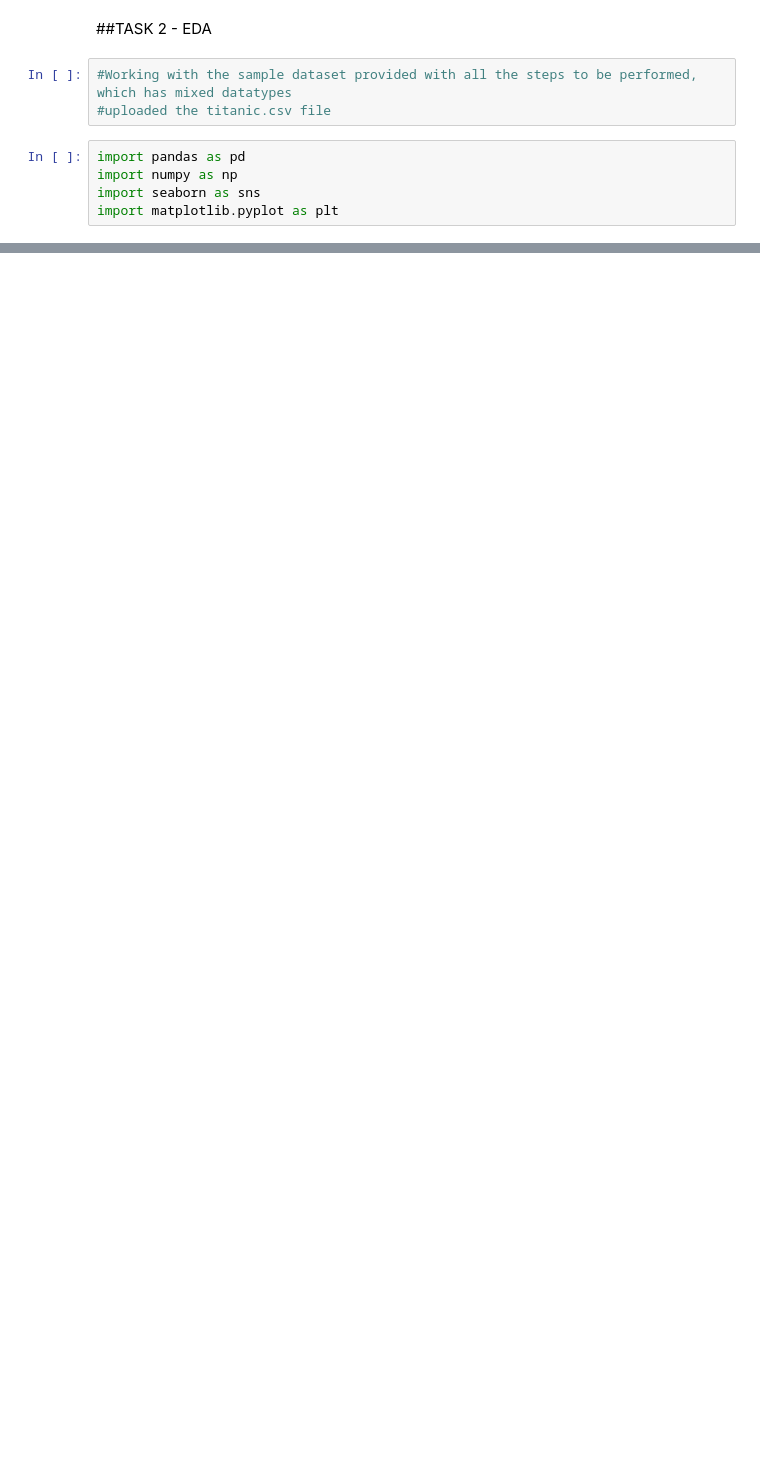
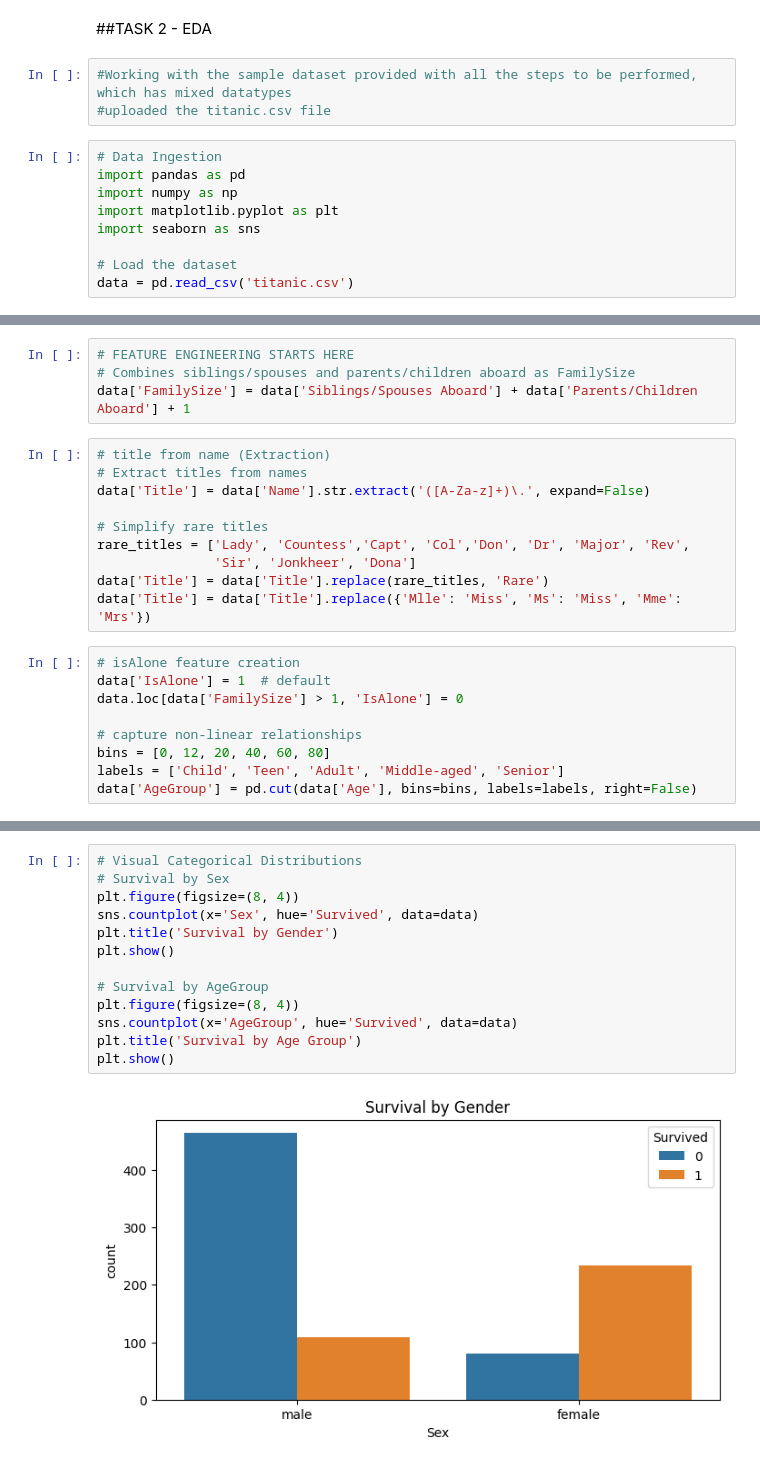
Before and after one commit to deepavarshini09/SoftNexisTechnology_Tasks, a Jupyter notebook: task2_snt.ipynb, the cells around one changed output, grey strips where cells are left out. Drawn from its saved outputs; the diff is of its cells as text; blank space fills up the shorter version.

Commit message:
Titanic Dataset EDA completed

```diff
--- a/task2_snt.ipynb
+++ b/task2_snt.ipynb
@@ -6,7 +6,11 @@
 #Working with the sample dataset provided with all the steps to be performed, which has mixed datatypes
 #uploaded the titanic.csv file
 # %%
+# Data Ingestion
 import pandas as pd
 import numpy as np
+import matplotlib.pyplot as plt
 import seaborn as sns
-import matplotlib.pyplot as plt
+
+# Load the dataset
+data = pd.read_csv('titanic.csv')
@@ -52,0 +107,23 @@ KeyError: 'Embarked'
+# %%
+# FEATURE ENGINEERING STARTS HERE
+# Combines siblings/spouses and parents/children aboard as FamilySize
+data['FamilySize'] = data['Siblings/Spouses Aboard'] + data['Parents/Children Aboard'] + 1
+# %%
+# title from name (Extraction)
+# Extract titles from names
+data['Title'] = data['Name'].str.extract('([A-Za-z]+)\.', expand=False)
+
+# Simplify rare titles
+rare_titles = ['Lady', 'Countess','Capt', 'Col','Don', 'Dr', 'Major', 'Rev',
+               'Sir', 'Jonkheer', 'Dona']
+data['Title'] = data['Title'].replace(rare_titles, 'Rare')
+data['Title'] = data['Title'].replace({'Mlle': 'Miss', 'Ms': 'Miss', 'Mme': 'Mrs'})
+# %%
+# isAlone feature creation
+data['IsAlone'] = 1  # default
+data.loc[data['FamilySize'] > 1, 'IsAlone'] = 0
+
+# capture non-linear relationships
+bins = [0, 12, 20, 40, 60, 80]
+labels = ['Child', 'Teen', 'Adult', 'Middle-aged', 'Senior']
+data['AgeGroup'] = pd.cut(data['Age'], bins=bins, labels=labels, right=False)
@@ -52,0 +174,15 @@ KeyError: 'Embarked'
+# %%
+# Visual Categorical Distributions
+# Survival by Sex
+plt.figure(figsize=(8, 4))
+sns.countplot(x='Sex', hue='Survived', data=data)
+plt.title('Survival by Gender')
+plt.show()
+
+# Survival by AgeGroup
+plt.figure(figsize=(8, 4))
+sns.countplot(x='AgeGroup', hue='Survived', data=data)
+plt.title('Survival by Age Group')
+plt.show()
+# %% [output]
+[figure, added]
```
Also changed, not shown: parts of 14 cells of this notebook.
